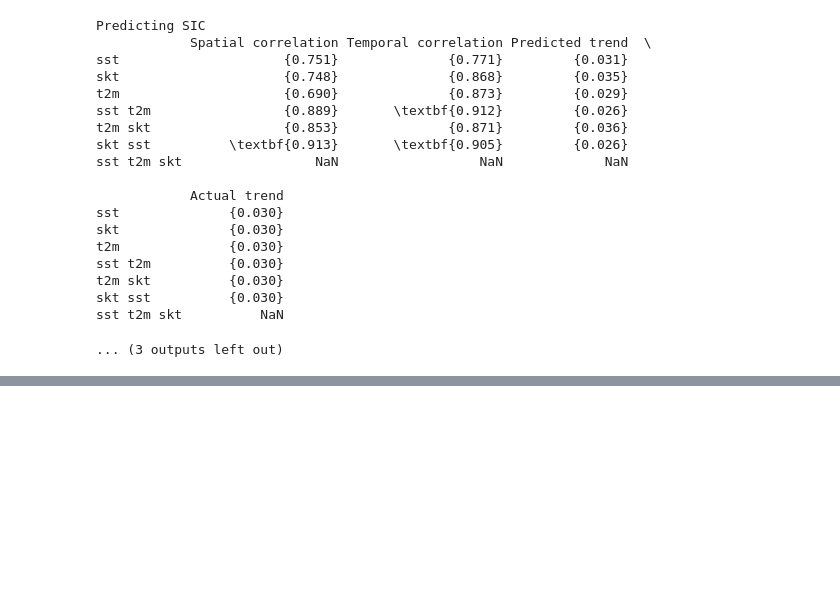
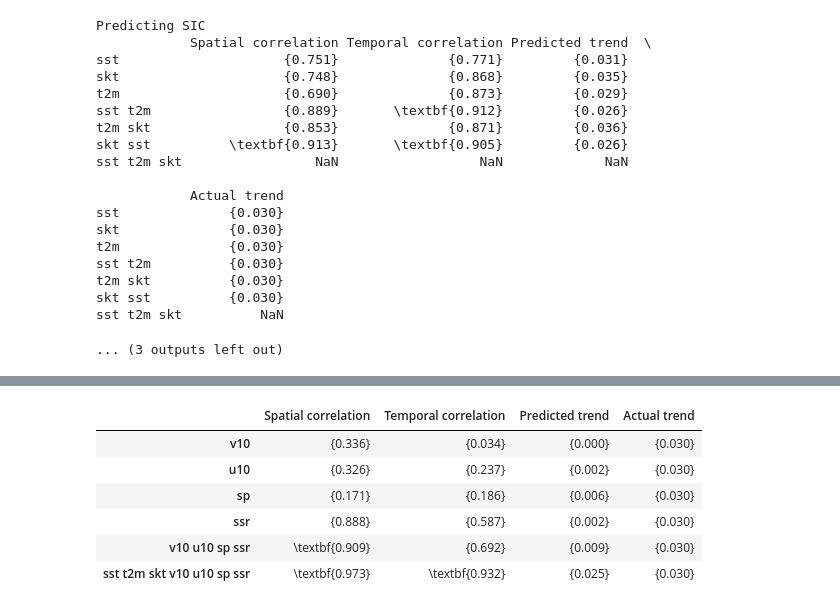
Before and after one commit to hjelleyman/Antarctica-M.2, a Jupyter notebook: Week 6.ipynb, the cells around one changed output, grey strips where cells are left out. Cells and saved outputs as stored; diff of their text form; code cells hidden in the pictures; blank space fills up the shorter version.

```diff
--- a/Week 6.ipynb
+++ b/Week 6.ipynb
@@ -423,0 +428,36 @@ Statistics.to_latex('images\week6\statistics.tex',  escape=False, column_format=
+# %%
+independant_options = [
+                       ['v10'],['u10'],['sp'],['ssr'],
+                       ['v10','u10','sp','ssr'],
+                       ['sst', 't2m','skt','v10','u10','sp','ssr']
+                      ]
+
+cols = ['Spatial correlation', 'Temporal correlation', 'Predicted trend', 'Actual trend',
+       ]
+Statistics = pd.DataFrame(index=[' '.join(ind) for ind in independant_options], columns = cols)
+for ind in independant_options:
+    files = glob.glob('processed_data/*')
+    files = [f for f in files if '_' not in f.split('\\')[1]]
+    ds = xr.open_mfdataset(files, parallel=True, compat='override')
+
+    dependant = 'sic'
+    independant = ind
+    ds = ds[independant + [dependant]]
+
+    ds = ds.sel(time=slice('1979-01-01','2019-12-31'))
+    ds = (ds
+          .pipe(w5.find_anomalies)
+          .pipe(w5.yearly_average)
+          .pipe(w5.normalise_indepenant, dependant='sic')
+         ).compute()
+
+    print(ds)
+
+    regression_results = w5.multiple_fast_regression(ds, dependant, independant)
+#     w5.plotting(regression_results, dependant, independant, folder='week6')
+#     w5.more_plotting(regression_results, dependant, independant, folder='week6')
+    stats = w4._get_stats(regression_results, 'sic' ,independant)
+    stats.name = 'Quality of Regression'
+    stats.index = [col.replace('_', ' ').capitalize() for col in stats.index]
+    Statistics.loc[' '.join(ind),stats.index] = stats.values
+#     print(Statistics)
@@ -423,0 +540,11 @@ Statistics.to_latex('images\week6\statistics.tex',  escape=False, column_format=
+# %%
+Statistics.to_latex('images\week6\statistics_1.tex',  escape=False, column_format='l'*(len(Statistics.columns)+1))
+Statistics
+# %% [output]
+|  | Spatial correlation | Temporal correlation | Predicted trend | Actual trend |
+| v10 | {0.336} | {0.034} | {0.000} | {0.030} |
+| u10 | {0.326} | {0.237} | {0.002} | {0.030} |
+| sp | {0.171} | {0.186} | {0.006} | {0.030} |
+| ssr | {0.888} | {0.587} | {0.002} | {0.030} |
+| v10 u10 sp ssr | \textbf{0.909} | {0.692} | {0.009} | {0.030} |
+| sst t2m skt v10 u10 sp ssr | \textbf{0.973} | \textbf{0.932} | {0.025} | {0.030} |
```
Also changed, not shown: parts of 4 cells of this notebook, 37 other files.
